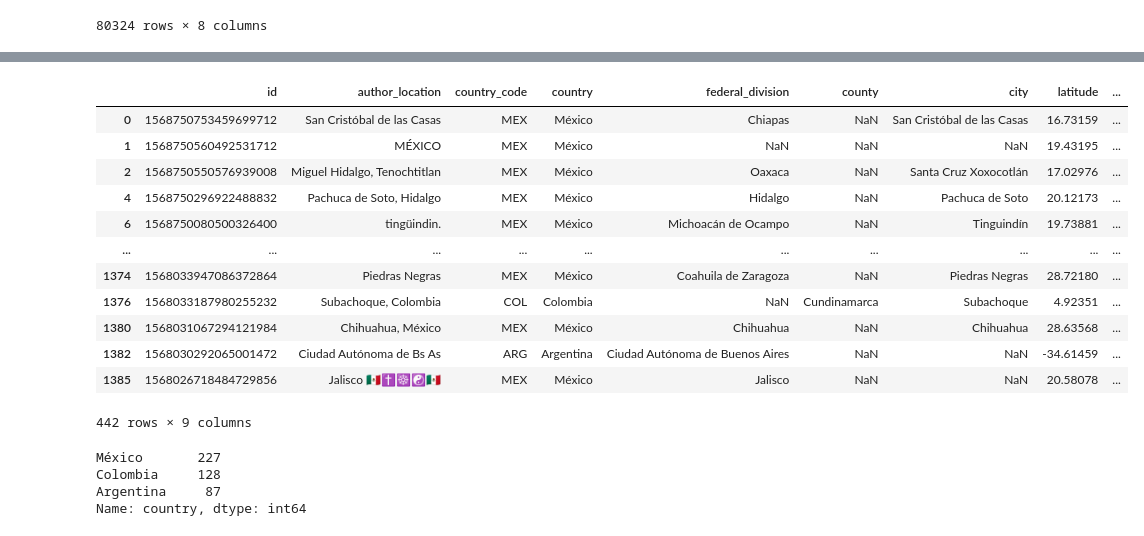
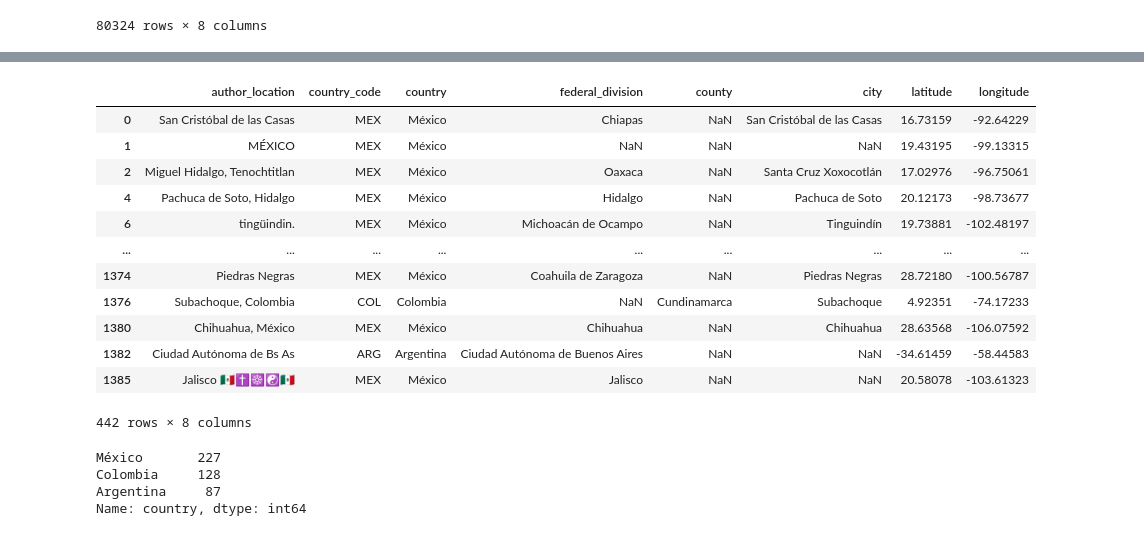
Before and after one commit to Entropia-AI/Workshop_2_Migracion, a Jupyter notebook: twitter/3_Variables_Demograficas.ipynb, the cells around one changed output, grey strips where cells are left out. Drawn from its saved outputs; the diff is of its cells as text; code cells hidden in the pictures.

```diff
--- a/twitter/3_Variables_Demograficas.ipynb
+++ b/twitter/3_Variables_Demograficas.ipynb
@@ -379,20 +354,20 @@ df_norm
 # %%
 df_norm = df_norm[df_norm['country_code'].isin(['MEX', 'ARG', 'COL'])]
-df_norm
+df_norm.iloc[:, 1:]
 # %% [output]
-|  | id | author_location | country_code | country | federal_division | county | city | latitude | ... |
-| 0 | 1568750753459699712 | San Cristóbal de las Casas | MEX | México | Chiapas | NaN | San Cristóbal de las Casas | 16.73159 | ... |
-| 1 | 1568750560492531712 | MÉXICO | MEX | México | NaN | NaN | NaN | 19.43195 | ... |
-| 2 | 1568750550576939008 | Miguel Hidalgo, Tenochtitlan | MEX | México | Oaxaca | NaN | Santa Cruz Xoxocotlán | 17.02976 | ... |
-| 4 | 1568750296922488832 | Pachuca de Soto, Hidalgo | MEX | México | Hidalgo | NaN | Pachuca de Soto | 20.12173 | ... |
-| 6 | 1568750080500326400 | tingüindin. | MEX | México | Michoacán de Ocampo | NaN | Tinguindín | 19.73881 | ... |
-| ... | ... | ... | ... | ... | ... | ... | ... | ... | ... |
-| 1374 | 1568033947086372864 | Piedras Negras | MEX | México | Coahuila de Zaragoza | NaN | Piedras Negras | 28.72180 | ... |
-| 1376 | 1568033187980255232 | Subachoque, Colombia | COL | Colombia | NaN | Cundinamarca | Subachoque | 4.92351 | ... |
-| 1380 | 1568031067294121984 | Chihuahua, México | MEX | México | Chihuahua | NaN | Chihuahua | 28.63568 | ... |
-| 1382 | 1568030292065001472 | Ciudad Autónoma de Bs As | ARG | Argentina | Ciudad Autónoma de Buenos Aires | NaN | NaN | -34.61459 | ... |
-| 1385 | 1568026718484729856 | Jalisco 🇲🇽✝️☸️☯️🇲🇽 | MEX | México | Jalisco | NaN | NaN | 20.58078 | ... |
+|  | author_location | country_code | country | federal_division | county | city | latitude | longitude |
+| 0 | San Cristóbal de las Casas | MEX | México | Chiapas | NaN | San Cristóbal de las Casas | 16.73159 | -92.64229 |
+| 1 | MÉXICO | MEX | México | NaN | NaN | NaN | 19.43195 | -99.13315 |
+| 2 | Miguel Hidalgo, Tenochtitlan | MEX | México | Oaxaca | NaN | Santa Cruz Xoxocotlán | 17.02976 | -96.75061 |
+| 4 | Pachuca de Soto, Hidalgo | MEX | México | Hidalgo | NaN | Pachuca de Soto | 20.12173 | -98.73677 |
+| 6 | tingüindin. | MEX | México | Michoacán de Ocampo | NaN | Tinguindín | 19.73881 | -102.48197 |
+| ... | ... | ... | ... | ... | ... | ... | ... | ... |
+| 1374 | Piedras Negras | MEX | México | Coahuila de Zaragoza | NaN | Piedras Negras | 28.72180 | -100.56787 |
+| 1376 | Subachoque, Colombia | COL | Colombia | NaN | Cundinamarca | Subachoque | 4.92351 | -74.17233 |
+| 1380 | Chihuahua, México | MEX | México | Chihuahua | NaN | Chihuahua | 28.63568 | -106.07592 |
+| 1382 | Ciudad Autónoma de Bs As | ARG | Argentina | Ciudad Autónoma de Buenos Aires | NaN | NaN | -34.61459 | -58.44583 |
+| 1385 | Jalisco 🇲🇽✝️☸️☯️🇲🇽 | MEX | México | Jalisco | NaN | NaN | 20.58078 | -103.61323 |
-442 rows × 9 columns
+442 rows × 8 columns
 # %%
 df_norm['country'].value_counts()
 # %% [output]
```
Also changed, not shown: parts of 13 cells of this notebook, 9 other files.
